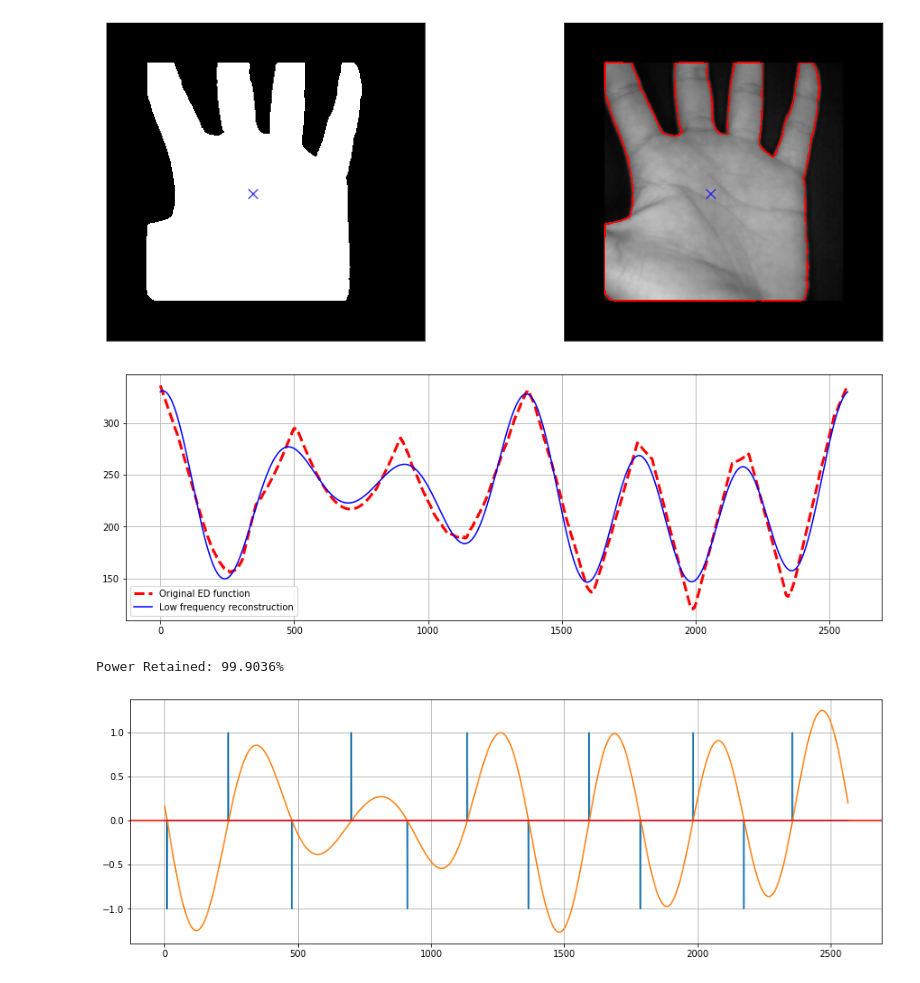
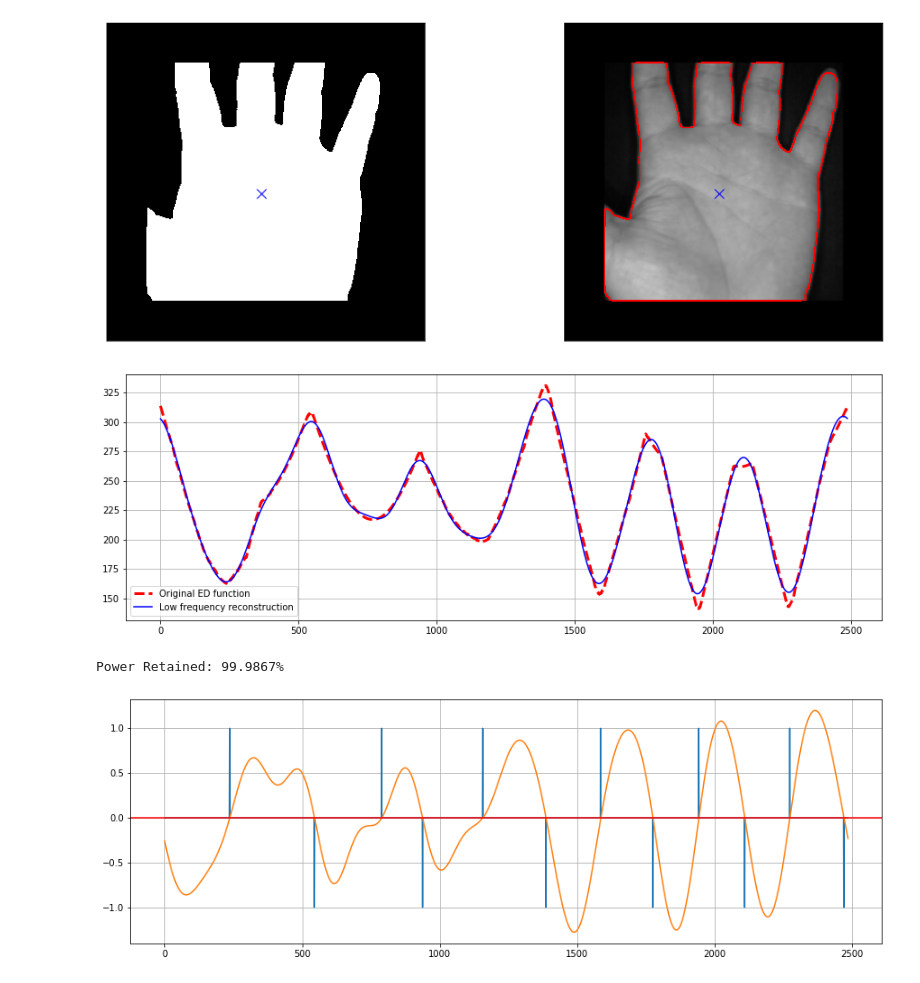
Before and after one commit to safwankdb/Effectual-Palm-RoI-Extraction, a Jupyter notebook: ROI_extraction.ipynb, the cells around one changed output. Cells and saved outputs as stored; diff of their text form; code cells hidden in the pictures.

Commit message:
Fixed cutoff

```diff
--- a/ROI_extraction.ipynb
+++ b/ROI_extraction.ipynb
@@ -8,7 +8,7 @@ def show(img):
     plt.xticks([])
     plt.yticks([])
 # %%
-img_original = cv2.imread('1.jpg', 0)
+img_original = cv2.imread('test_images/4.jpg', 0)
 h, w = img_original.shape
 img = np.zeros((h+160,w), np.uint8)
 img[80:-80,:] = img_original
@@ -54,26 +54,26 @@ cnt = cnt.reshape(-1,2)
 left_id = np.argmin(cnt.sum(-1))
 cnt = np.concatenate([cnt[left_id:,:], cnt[:left_id,:]])
 # %% [output]
-[figure, old version]
+[figure, new version]
 # %%
 dist_c = np.sqrt(np.square(cnt-[x_c, y_c]).sum(-1))
 f = np.fft.rfft(dist_c)
-cutoff = 8
+cutoff = 15
 f_new = np.concatenate([f[:cutoff],0*f[cutoff:]])
 dist_c_1 = np.fft.irfft(f_new)
 plt.figure(figsize=(15,5))
 plt.grid()
 plt.plot(dist_c, label='Original ED function', color='r', linewidth='3', linestyle='--')
 plt.plot(dist_c_1, label='Low frequency reconstruction', color='b', linestyle='-')
 plt.legend()
 plt.show()
 # %% [output]
-[figure, old version]
+[figure, new version]
 # %%
 eta = np.square(np.abs(f_new)).sum()/np.square(np.abs(f)).sum()
 print('Power Retained: {:.4f}{}'.format(eta*100,'%'))
 # %% [output]
-Power Retained: 99.9036%
+Power Retained: 99.9867%
 # %%
 derivative = np.diff(dist_c_1)
 sign_change = np.diff(np.sign(derivative))/2
@@ -84,7 +84,7 @@ plt.axhline(y=0, color='r')
 plt.grid()
 plt.show()
 # %% [output]
-[figure, old version]
+[figure, new version]
 # %%
 minimas = cnt[np.where(sign_change>0)[0]]
 v1, v2 = minimas[-1], minimas[-3]
```
Also changed, not shown: parts of 3 cells of this notebook, 4 other files.
